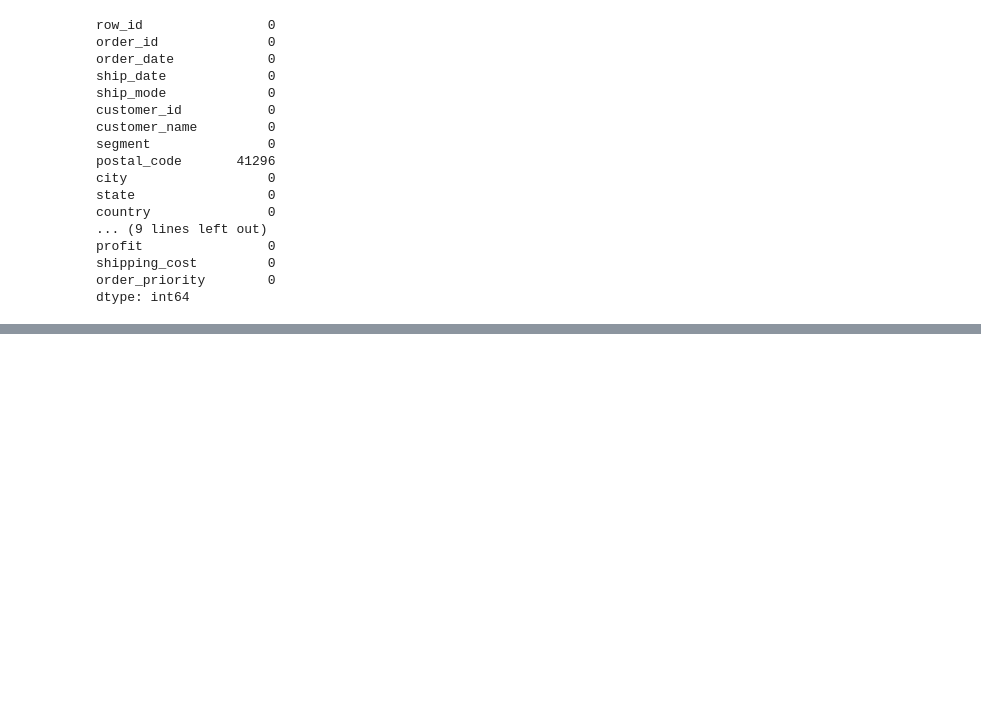
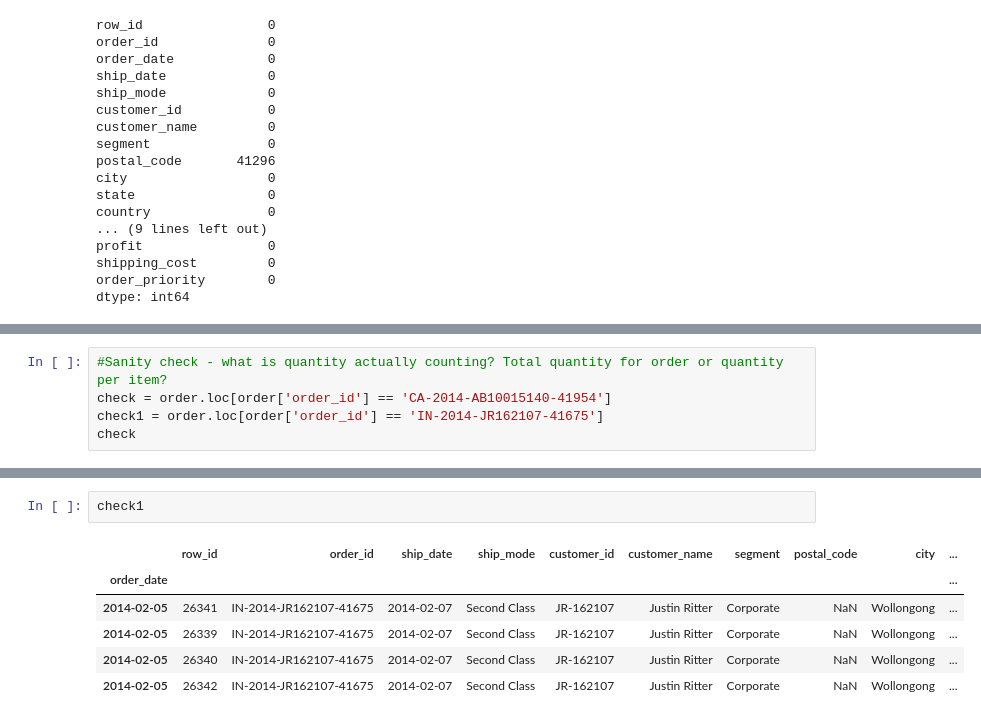
Before and after one commit to valgarland/MLL1, a Jupyter notebook: Final/Machine Learning Lab - Part 1.ipynb, the cells around one changed output, grey strips where cells are left out. Saved outputs shown, nothing was run; the diff lists cells and outputs as text; blank space fills up the shorter version.

```diff
--- a/Final/Machine Learning Lab - Part 1.ipynb
+++ b/Final/Machine Learning Lab - Part 1.ipynb
@@ -65,0 +85,5 @@ dtype: int64
+# %%
+#Sanity check - what is quantity actually counting? Total quantity for order or quantity per item?
+check = order.loc[order['order_id'] == 'CA-2014-AB10015140-41954']
+check1 = order.loc[order['order_id'] == 'IN-2014-JR162107-41675']
+check
@@ -65,0 +95,9 @@ dtype: int64
+# %%
+check1
+# %% [output]
+|  | row_id | order_id | ship_date | ship_mode | customer_id | customer_name | segment | postal_code | city | ... |
+| order_date |  |  |  |  |  |  |  |  |  | ... |
+| 2014-02-05 | 26341 | IN-2014-JR162107-41675 | 2014-02-07 | Second Class | JR-162107 | Justin Ritter | Corporate | NaN | Wollongong | ... |
+| 2014-02-05 | 26339 | IN-2014-JR162107-41675 | 2014-02-07 | Second Class | JR-162107 | Justin Ritter | Corporate | NaN | Wollongong | ... |
+| 2014-02-05 | 26340 | IN-2014-JR162107-41675 | 2014-02-07 | Second Class | JR-162107 | Justin Ritter | Corporate | NaN | Wollongong | ... |
+| 2014-02-05 | 26342 | IN-2014-JR162107-41675 | 2014-02-07 | Second Class | JR-162107 | Justin Ritter | Corporate | NaN | Wollongong | ... |
```
Also changed, not shown: parts of 19 cells of this notebook.
